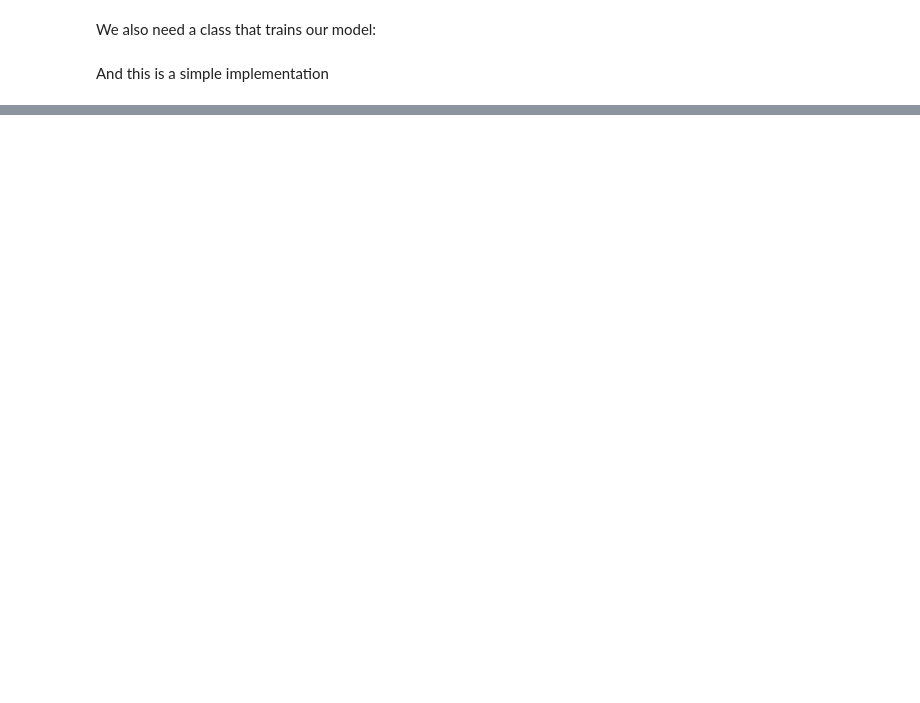
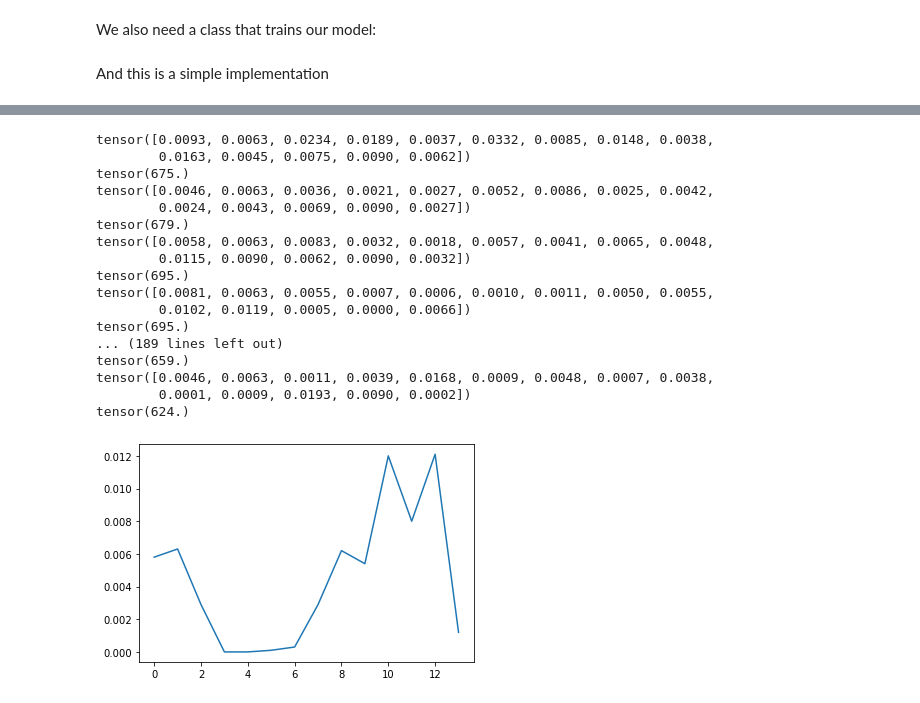
Before and after one commit to brechtlauwers/AI-math-predictor-NY, a Jupyter notebook: Model/4. PyTorch.ipynb, the cells around one changed output, grey strips where cells are left out. Saved outputs shown, nothing was run; the diff lists cells and outputs as text; code cells hidden in the pictures; blank space fills up the shorter version.

```diff
--- a/Model/4. PyTorch.ipynb
+++ b/Model/4. PyTorch.ipynb
@@ -141,0 +381,27 @@ Mmh... this is an exploding gradient.
+# %%
+for x_val, y_val in test_loader:
+    print(x_val[1])
+    print(y_val[1])
+
+plt.plot([0.0058, 0.0063, 0.0029, 0.0000, 0.0000, 0.0001, 0.0003, 0.0029, 0.0062,
+        0.0054, 0.0120, 0.0080, 0.0121, 0.0012])
+plt.show()
+# %% [output]
+tensor([0.0093, 0.0063, 0.0234, 0.0189, 0.0037, 0.0332, 0.0085, 0.0148, 0.0038,
+        0.0163, 0.0045, 0.0075, 0.0090, 0.0062])
+tensor(675.)
+tensor([0.0046, 0.0063, 0.0036, 0.0021, 0.0027, 0.0052, 0.0086, 0.0025, 0.0042,
+        0.0024, 0.0043, 0.0069, 0.0090, 0.0027])
+tensor(679.)
+tensor([0.0058, 0.0063, 0.0083, 0.0032, 0.0018, 0.0057, 0.0041, 0.0065, 0.0048,
+        0.0115, 0.0090, 0.0062, 0.0090, 0.0032])
+tensor(695.)
+tensor([0.0081, 0.0063, 0.0055, 0.0007, 0.0006, 0.0010, 0.0011, 0.0050, 0.0055,
+        0.0102, 0.0119, 0.0005, 0.0000, 0.0066])
+tensor(695.)
+... (189 lines left out)
+tensor(659.)
+tensor([0.0046, 0.0063, 0.0011, 0.0039, 0.0168, 0.0009, 0.0048, 0.0007, 0.0038,
+        0.0001, 0.0009, 0.0193, 0.0090, 0.0002])
+tensor(624.)
+[figure, added]
```
Also changed, not shown: parts of 51 cells of this notebook, 7 other files.
